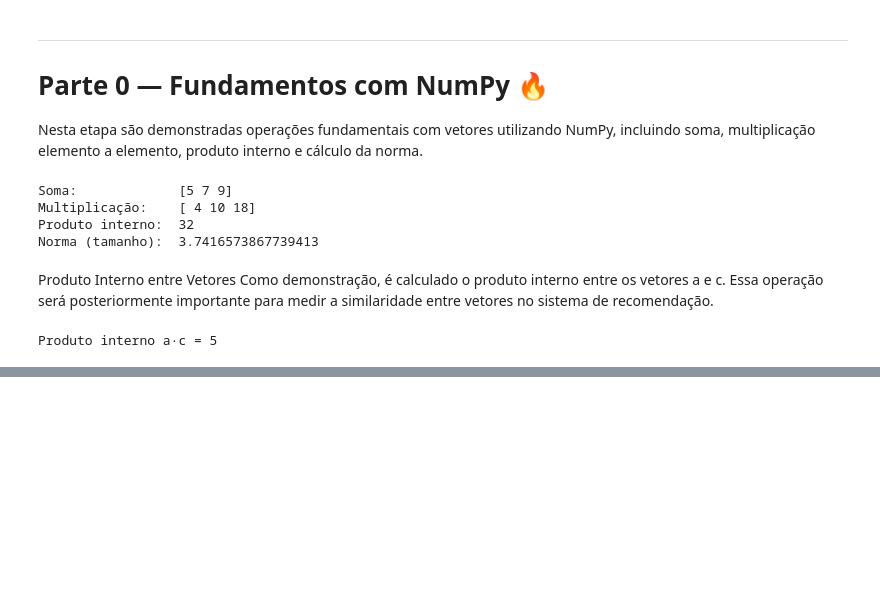
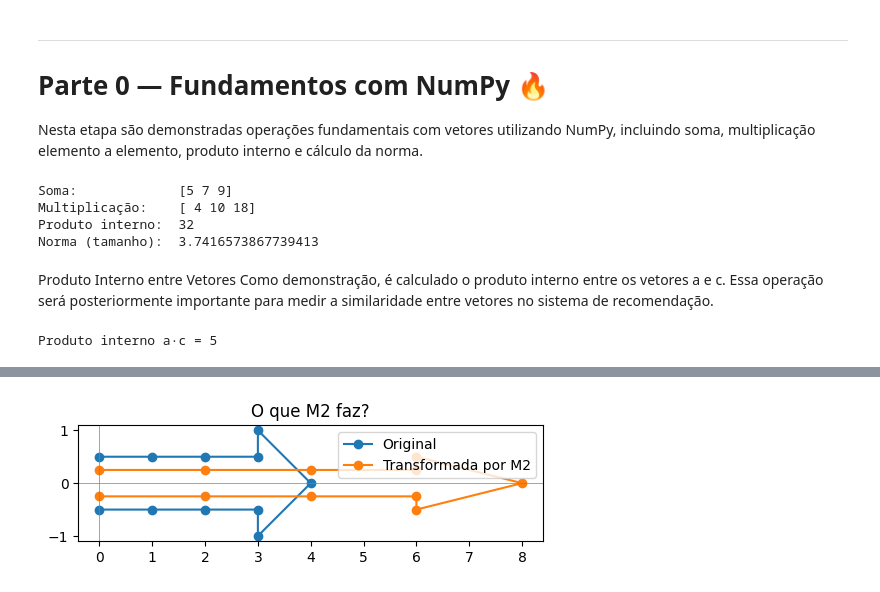
Before and after one commit to RonildoNascimento/recomendador-de-filmes, a Jupyter notebook: Recomendador_de_Filmes.ipynb, the cells around one changed output, grey strips where cells are left out. Drawn from its saved outputs; the diff is of its cells as text; code cells hidden in the pictures; blank space fills up the shorter version.

```diff
--- a/Recomendador_de_Filmes.ipynb
+++ b/Recomendador_de_Filmes.ipynb
@@ -453,0 +194,20 @@ plt.show()
+# %%
+# Matriz de transformação:
+# x é ampliado por um fator 2
+# y é reduzido por um fator 0.5
+M2 = np.array([
+    [2, 0],
+    [0, 0.5]
+])
+
+# Aplicação da transformação à seta original
+seta_2 = M2 @ seta
+
+fig, ax = plt.subplots(figsize=(6, 6))
+ax.plot(seta[0], seta[1], 'o-', label="Original")
+ax.plot(seta_2[0], seta_2[1], 'o-', label="Transformada por M2")
+ax.axhline(0, color='gray', lw=0.5); ax.axvline(0, color='gray', lw=0.5)
+ax.set_aspect('equal'); ax.legend(); ax.set_title("O que M2 faz?")
+plt.show()
+# %% [output]
+[figure, added]
```
Also changed, not shown: parts of 52 cells of this notebook.
